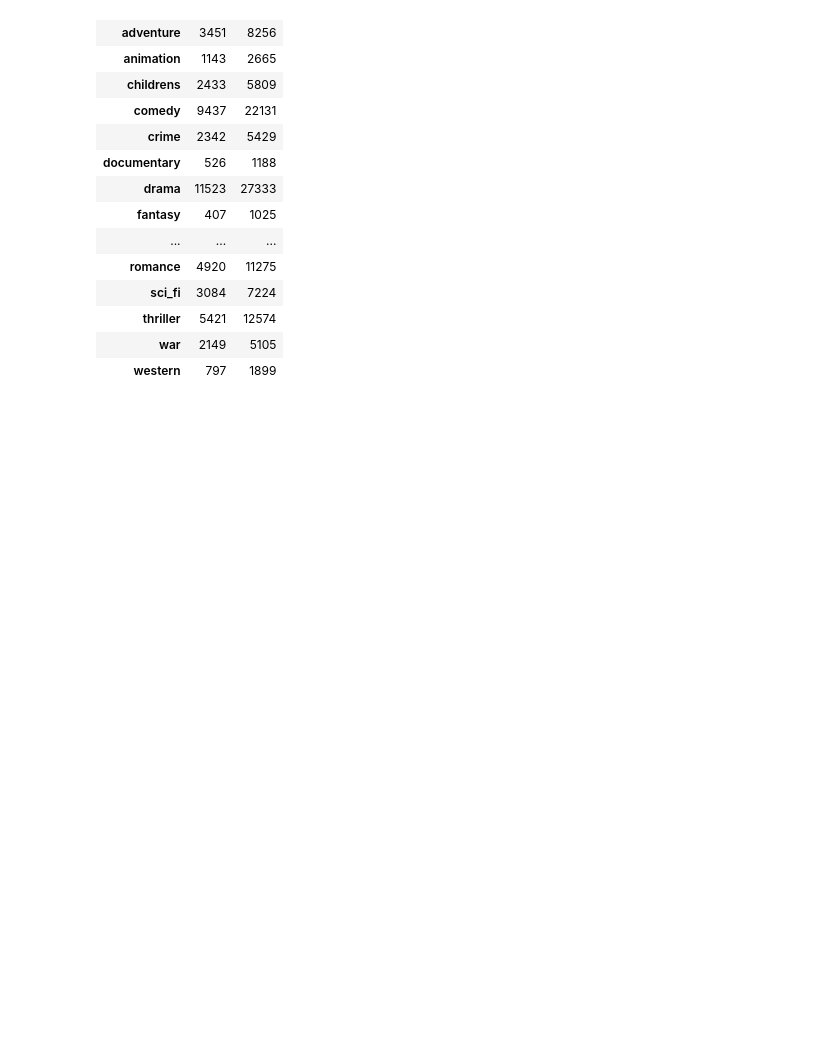
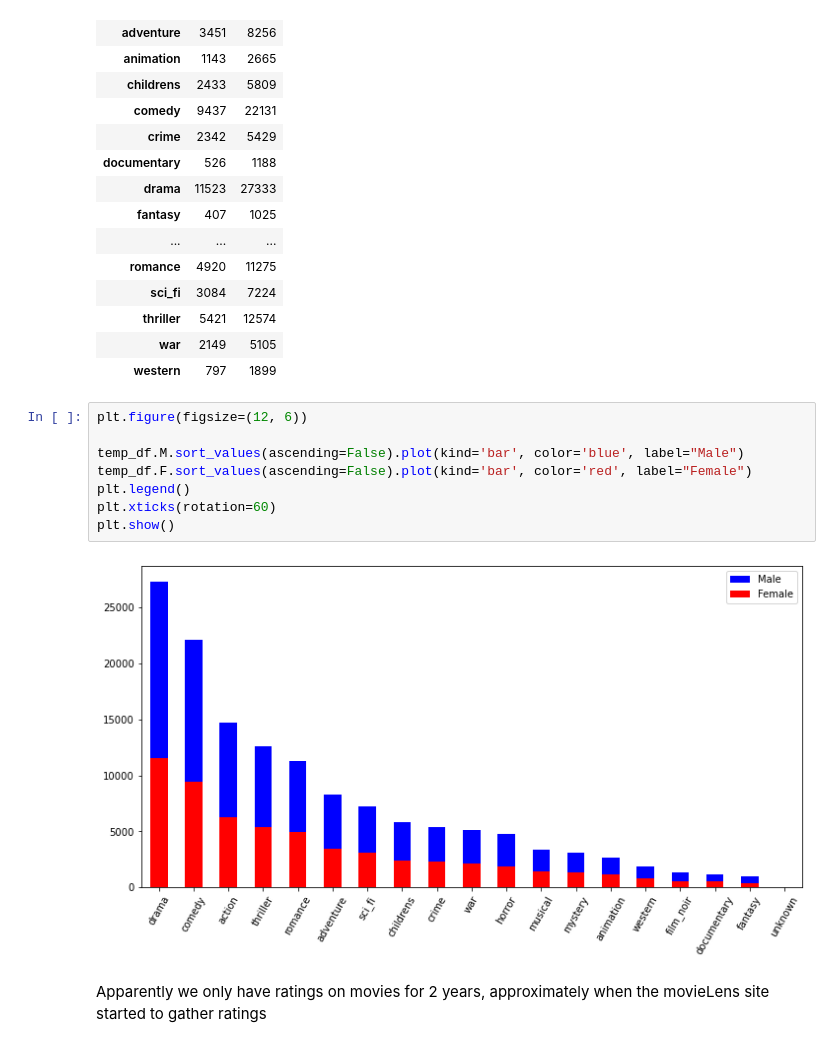
Before and after one commit to YichenLin/MATH-80600A-Project, a Jupyter notebook: traditionalRSNotebooks/edaMovieLens100K.ipynb, the cells around one changed output. Saved outputs shown, nothing was run; the diff lists cells and outputs as text; blank space fills up the shorter version.

Commit message:
finished data exploration on the 100k movieLens dataset

```diff
--- a/traditionalRSNotebooks/edaMovieLens100K.ipynb
+++ b/traditionalRSNotebooks/edaMovieLens100K.ipynb
@@ -480,3 +480,15 @@ temp_df
 | thriller | 5421 | 12574 |
 | war | 2149 | 5105 |
 | western | 797 | 1899 |
+# %%
+plt.figure(figsize=(12, 6))
+
+temp_df.M.sort_values(ascending=False).plot(kind='bar', color='blue', label="Male")
+temp_df.F.sort_values(ascending=False).plot(kind='bar', color='red', label="Female")
+plt.legend()
+plt.xticks(rotation=60)
+plt.show()
+# %% [output]
+[figure, added]
+# %% [markdown]
+Apparently we only have ratings on movies for 2 years, approximately when the movieLens site started to gather ratings
```
Also changed, not shown: parts of 25 cells of this notebook.
